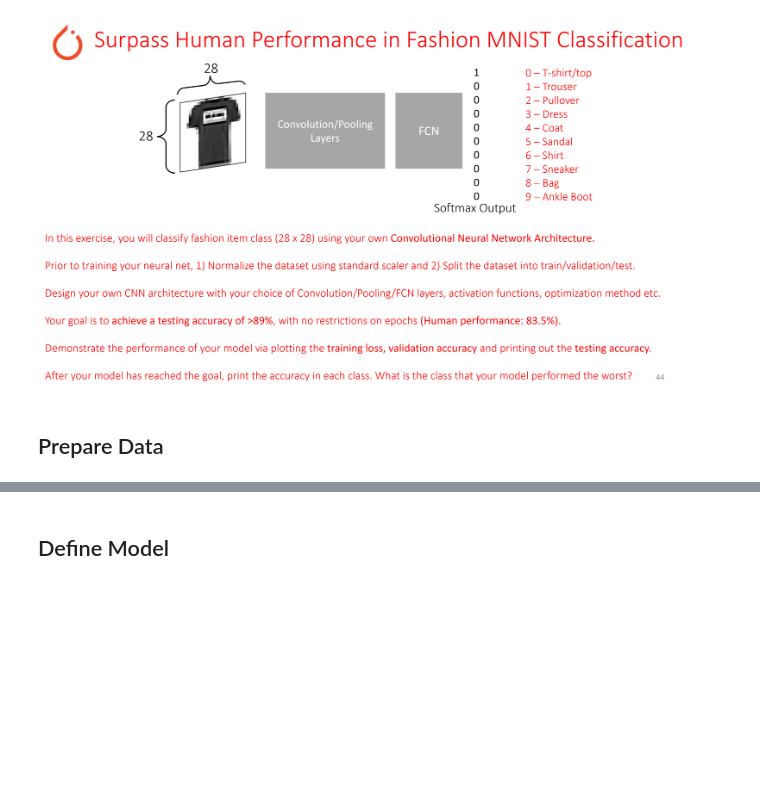
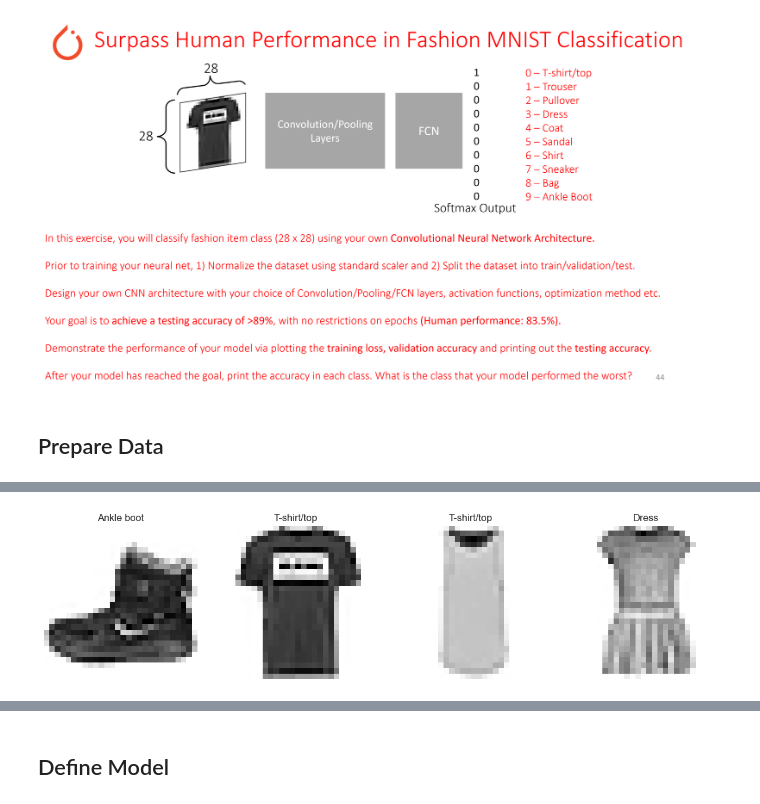
Before and after one commit to j4lando/phys417, a Jupyter notebook: Lab4/Lab4_LandoJosh.ipynb, the cells around one changed output, grey strips where cells are left out. Drawn from its saved outputs; the diff is of its cells as text; code cells hidden in the pictures; blank space fills up the shorter version.

```diff
--- a/Lab4/Lab4_LandoJosh.ipynb
+++ b/Lab4/Lab4_LandoJosh.ipynb
@@ -35,13 +50,24 @@ print("Testing Targets Shape: ", test_targets.shape)
 # %%
-# Visualizing the first three training features (samples)
+# Visualizing up to 10 training features (samples)
+label_names = [
+    'T-shirt/top', 'Trouser', 'Pullover', 'Dress', 'Coat',
+    'Sandal', 'Shirt', 'Sneaker', 'Bag', 'Ankle boot'
+]
+n_classes = 10
 
-plt.figure(figsize = (10, 10))
+def plot(features, targets, max_plots=4):
+    n = min(len(features), max_plots)
+    cols = min(5, n)
+    rows = (n + cols - 1) // cols
 
-plt.subplot(1,3,1)
-plt.imshow(train_features[0], cmap = 'Greys')
+    plt.figure(figsize=(cols * 3, rows * 3))
+    for i in range(n):
+        plt.subplot(rows, cols, i + 1)
+        plt.imshow(features[i], cmap='Greys')
+        plt.axis('off')
+        plt.title(f'{label_names[targets[i]]}')
+    plt.tight_layout()
 
-plt.subplot(1,3,2)
-plt.imshow(train_features[1], cmap = 'Greys')
-
-plt.subplot(1,3,3)
-plt.imshow(train_features[2], cmap = 'Greys')
+plot(train_features, train_targets)
+# %% [output]
+[figure, added]
```
Also changed, not shown: parts of 23 cells of this notebook, 2 other files.
